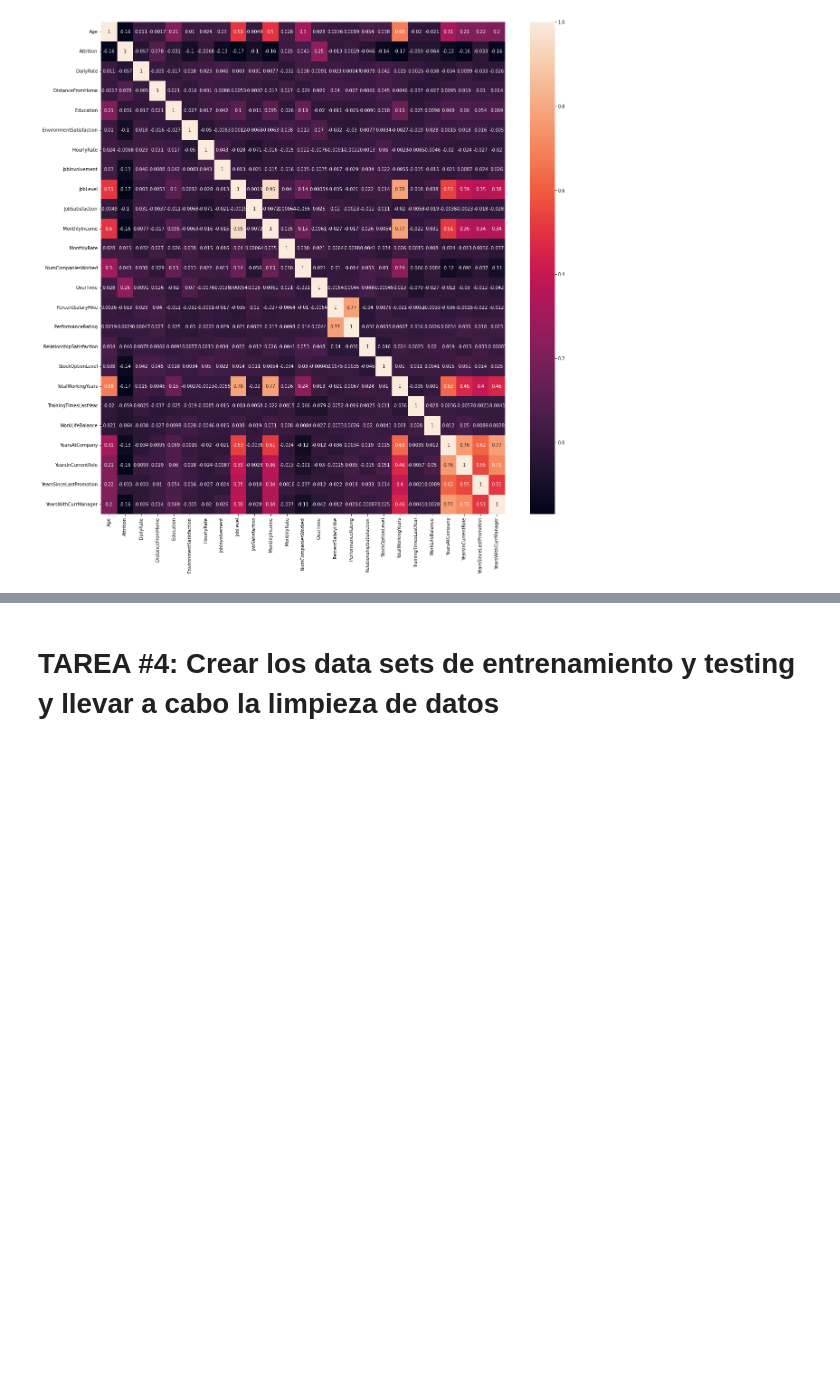
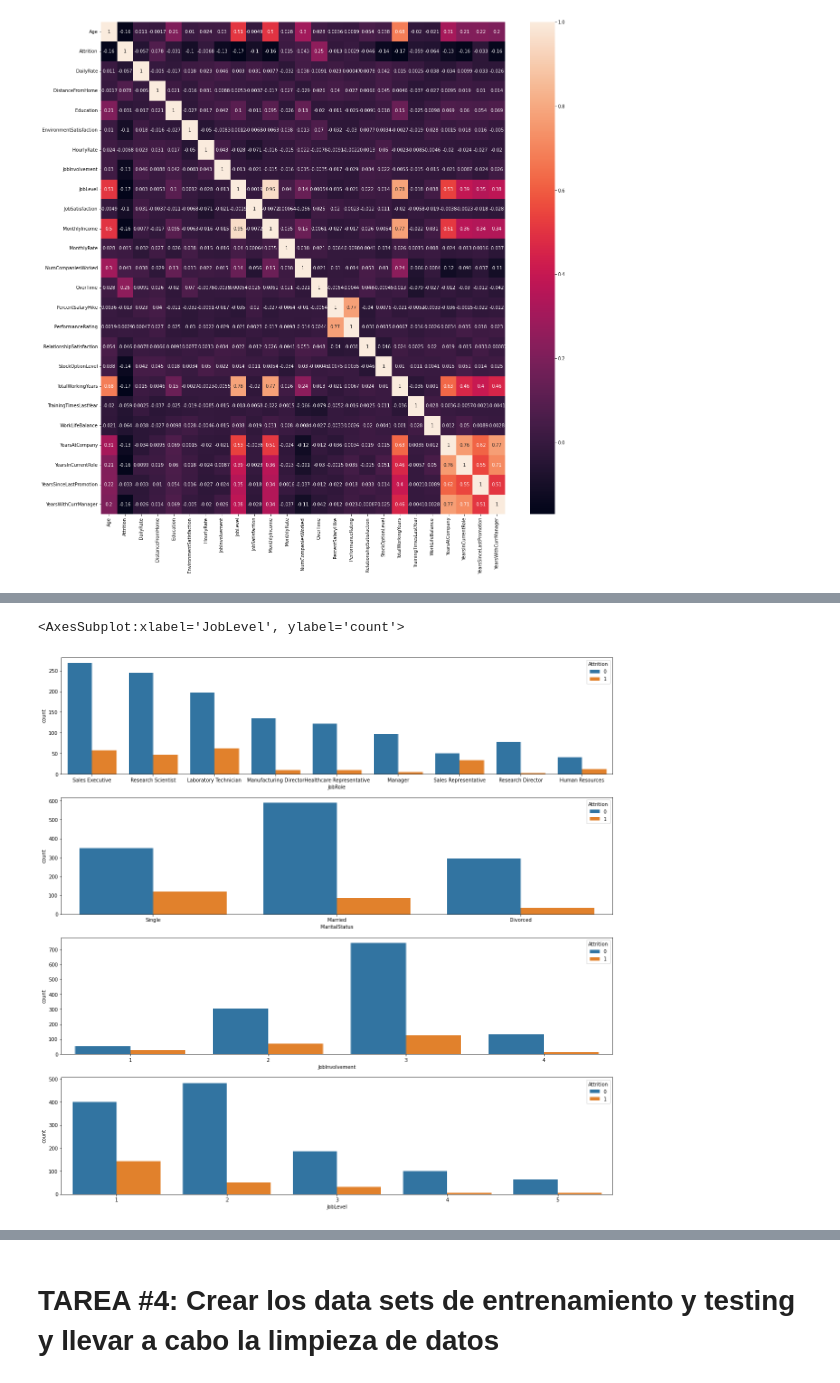
Before and after one commit to DianaOrihuela/Departamento_RH, a Jupyter notebook: Proyecto_RH.ipynb, the cells around one changed output, grey strips where cells are left out. Cells and saved outputs as stored; diff of their text form; code cells hidden in the pictures; blank space fills up the shorter version.

```diff
--- a/Proyecto_RH.ipynb
+++ b/Proyecto_RH.ipynb
@@ -224,0 +232,17 @@ sns.heatmap(correlations, annot = True)
+# %%
+plt.figure(figsize=[20,20])
+plt.subplot(411)
+sns.countplot(x='JobRole', hue='Attrition', data=employee_df)
+plt.subplot(412)
+sns.countplot(x='MaritalStatus', hue='Attrition', data=employee_df)
+plt.subplot(413)
+sns.countplot(x='JobInvolvement', hue='Attrition', data=employee_df)
+plt.subplot(414)
+sns.countplot(x='JobLevel', hue='Attrition', data=employee_df)
+# Los empleados solteros tienden a irse en comparación con los casados y divorciados
+# Los representantes de ventas tienden a irse en comparación con cualquier otro trabajo
+# Los empleados menos involucrados tienden a dejar la empresa
+# Los menos experimentados (nivel laboral bajo) tienden a dejar la empresa
+# %% [output]
+<AxesSubplot:xlabel='JobLevel', ylabel='count'>
+[figure, added]
```
Also changed, not shown: parts of 22 cells of this notebook.
